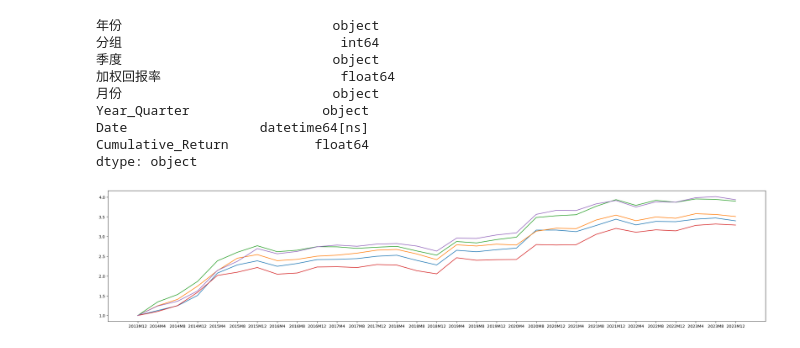
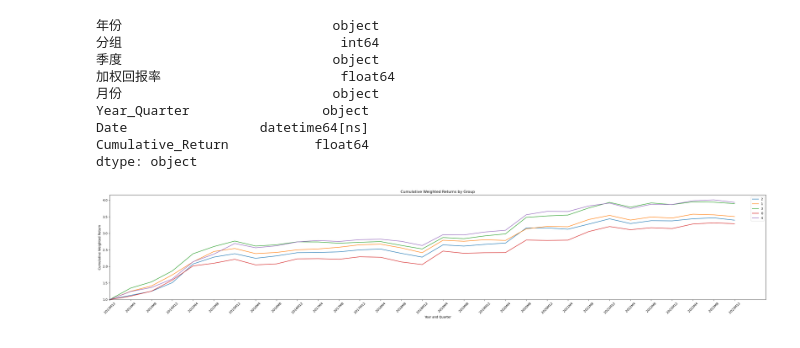
Before and after one commit to Prussia/playJupyter, a Jupyter notebook: testproj/画图.ipynb, the cells around one changed output. Saved outputs shown, nothing was run; the diff lists cells and outputs as text; code cells hidden in the pictures.

```diff
--- a/testproj/画图.ipynb
+++ b/testproj/画图.ipynb
@@ -94,10 +94,31 @@ groups = df['分组'].unique()
 # %%
 
 # 绘制每个分组的累计回报率折线图
 plt.figure(figsize=(30, 6))
 
 for group in groups:
     group_data = df[df['分组'] == group]
     plt.plot(group_data['Year_Quarter'], group_data['Cumulative_Return'], label=group)
+
+
+# 设置y轴起始值为1
+plt.ylim(bottom=1)
+
+plt.xlim(left=0)
+
+# 添加图例
+plt.legend()
+
+# 添加标题和轴标签
+plt.title('Cumulative Weighted Returns by Group')
+plt.xlabel('Year and Quarter')
+plt.ylabel('Cumulative Weighted Return')
+
+# 旋转x轴标签，以便它们更容易阅读
+plt.xticks(rotation=45)
+
+# 显示图形
+plt.tight_layout()
+plt.show()
 # %% [output]
-[figure, old version]
+[figure, new version]
```
Also changed, not shown: parts of 1 cell of this notebook.
